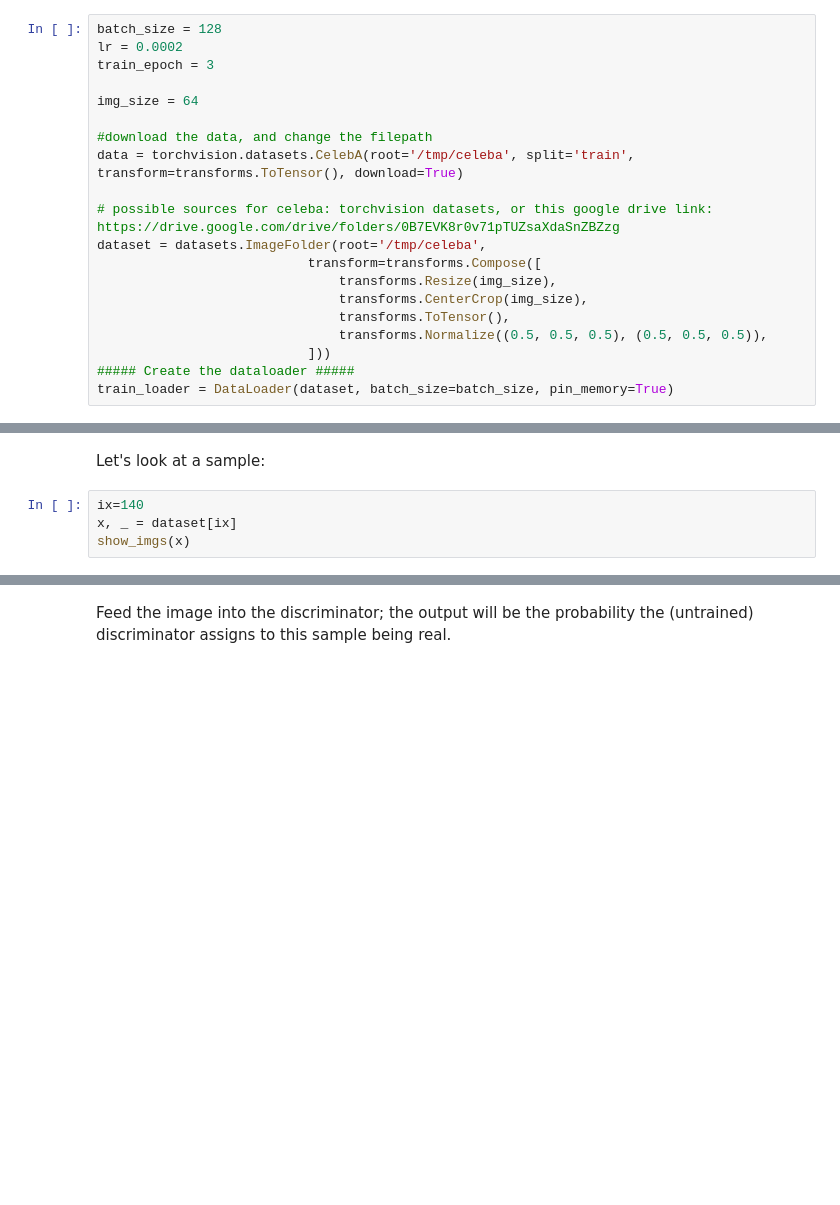
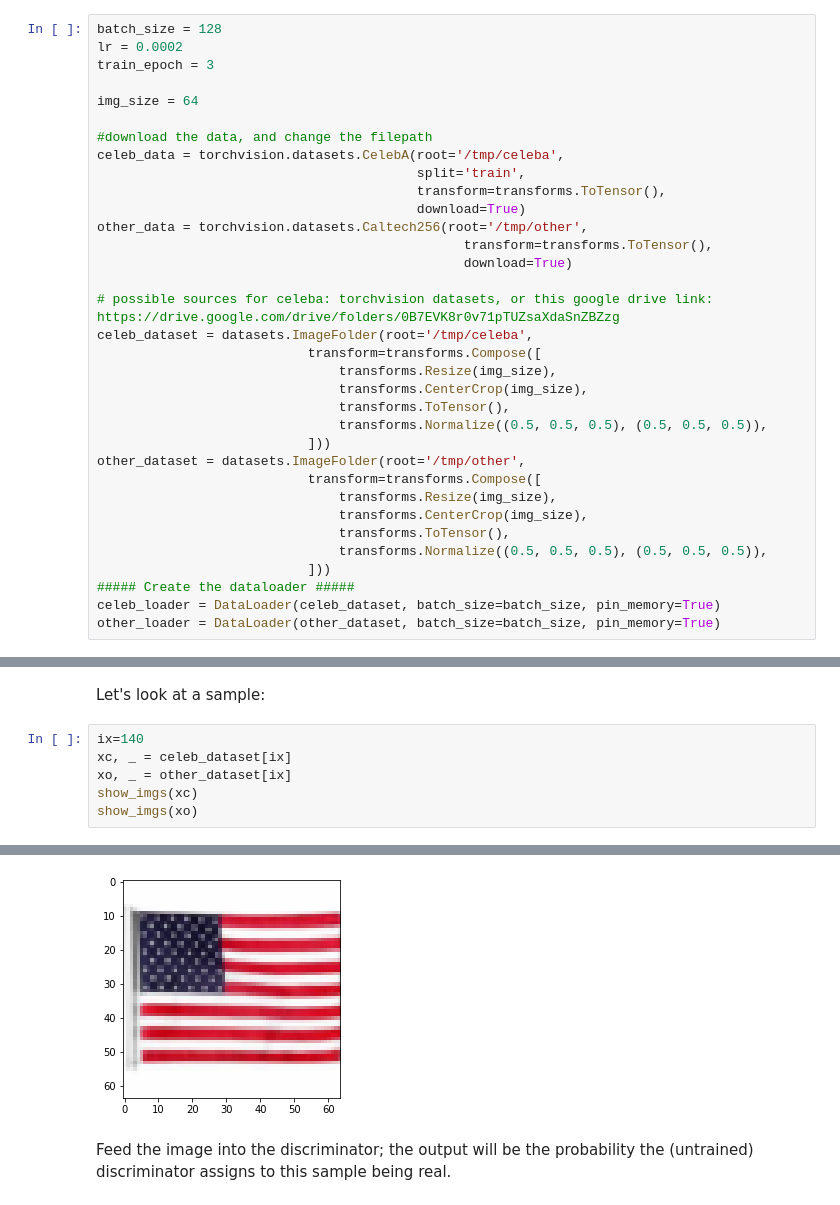
Before and after one commit to mhask94/cs474_labs_f2019, a Jupyter notebook: DL_Lab8.ipynb, the cells around one changed output, grey strips where cells are left out. Saved outputs shown, nothing was run; the diff lists cells and outputs as text; blank space fills up the shorter version.

```diff
--- a/DL_Lab8.ipynb
+++ b/DL_Lab8.ipynb
@@ -308,10 +314,23 @@ train_epoch = 3
 img_size = 64
 
 #download the data, and change the filepath
-data = torchvision.datasets.CelebA(root='/tmp/celeba', split='train', transform=transforms.ToTensor(), download=True)
+celeb_data = torchvision.datasets.CelebA(root='/tmp/celeba',
+                                         split='train',
+                                         transform=transforms.ToTensor(),
+                                         download=True)
+other_data = torchvision.datasets.Caltech256(root='/tmp/other',
+                                               transform=transforms.ToTensor(),
+                                               download=True)
 
 # possible sources for celeba: torchvision datasets, or this google drive link: https://drive.google.com/drive/folders/0B7EVK8r0v71pTUZsaXdaSnZBZzg
-dataset = datasets.ImageFolder(root='/tmp/celeba',
+celeb_dataset = datasets.ImageFolder(root='/tmp/celeba',
+                           transform=transforms.Compose([
+                               transforms.Resize(img_size),
+                               transforms.CenterCrop(img_size),
+                               transforms.ToTensor(),
+                               transforms.Normalize((0.5, 0.5, 0.5), (0.5, 0.5, 0.5)),
+                           ]))
+other_dataset = datasets.ImageFolder(root='/tmp/other',
                            transform=transforms.Compose([
                                transforms.Resize(img_size),
                                transforms.CenterCrop(img_size),
@@ -319,6 +338,7 @@ dataset = datasets.ImageFolder(root='/tmp/celeba',
                                transforms.Normalize((0.5, 0.5, 0.5), (0.5, 0.5, 0.5)),
                            ]))
 ##### Create the dataloader #####
-train_loader = DataLoader(dataset, batch_size=batch_size, pin_memory=True)
+celeb_loader = DataLoader(celeb_dataset, batch_size=batch_size, pin_memory=True)
+other_loader = DataLoader(other_dataset, batch_size=batch_size, pin_memory=True)
 # %% [output]
 Files already downloaded and verified
@@ -328,10 +349,13 @@ Dataset and DataLoader are abstractions to help us iterate over the data in rand
 Let's look at a sample:
 # %%
 ix=140
-x, _ = dataset[ix]
-show_imgs(x)
+xc, _ = celeb_dataset[ix]
+xo, _ = other_dataset[ix]
+show_imgs(xc)
+show_imgs(xo)
 # %% [output]
 [figure]
+[figure, added]
 # %% [markdown]
 Feed the image into the discriminator; the output will be the probability the (untrained) discriminator assigns to this sample being real.
 # %%
```
Also changed, not shown: parts of 9 cells of this notebook.
